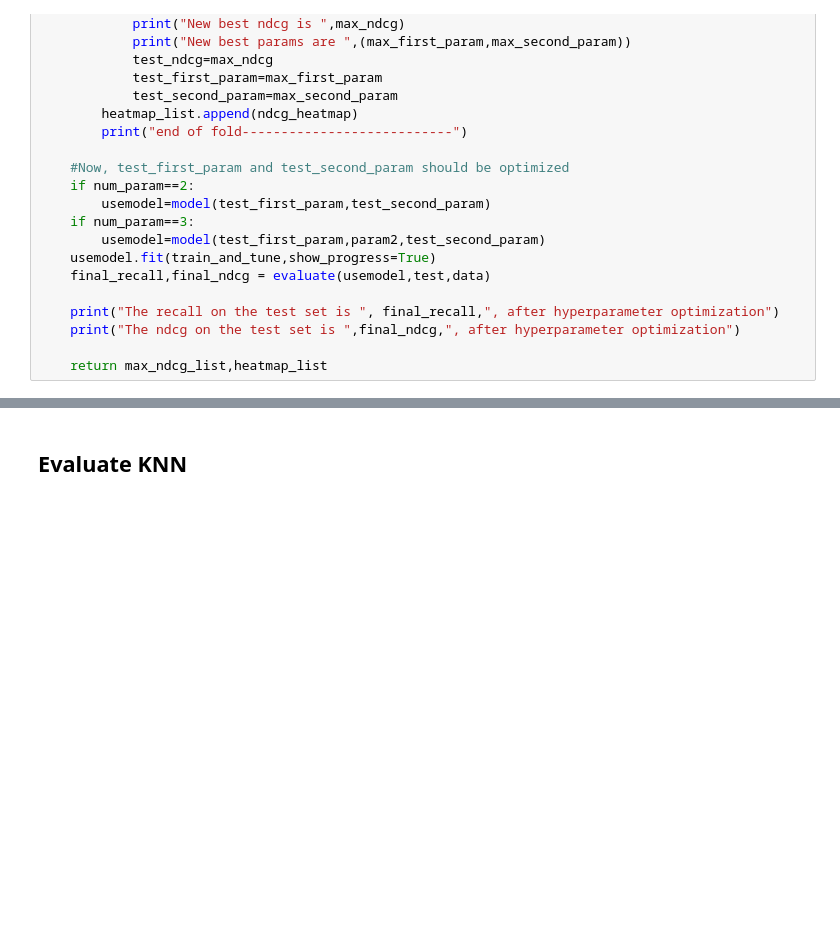
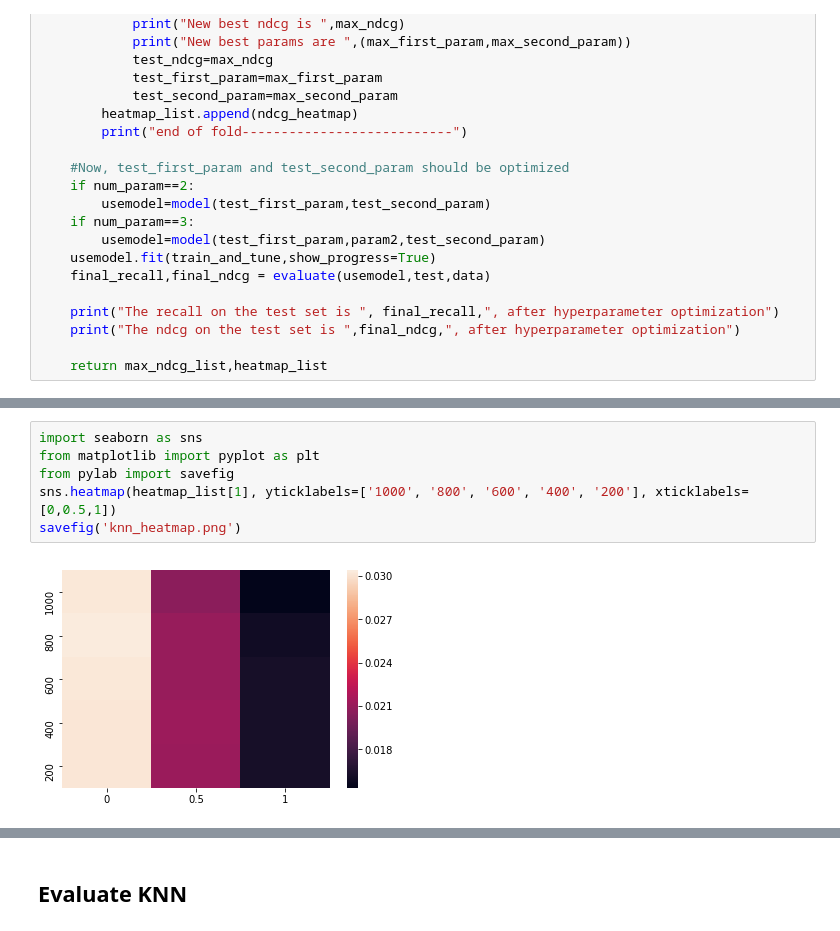
Before and after one commit to timjaya/lastfm, a Jupyter notebook: evaluate_model_knn.ipynb, the cells around one changed output, grey strips where cells are left out. Drawn from its saved outputs; the diff is of its cells as text; blank space fills up the shorter version.

```diff
--- a/evaluate_model_knn.ipynb
+++ b/evaluate_model_knn.ipynb
@@ -529,0 +535,8 @@ The ndcg on the test set is  0.1177772877144246 , after hyperparameter optimizat
+# %%
+import seaborn as sns
+from matplotlib import pyplot as plt
+from pylab import savefig
+sns.heatmap(heatmap_list[1], yticklabels=['1000', '800', '600', '400', '200'], xticklabels=[0,0.5,1])
+savefig('knn_heatmap.png')
+# %% [output]
+[figure, added]
```
Also changed, not shown: parts of 14 cells of this notebook, 1 other file.
